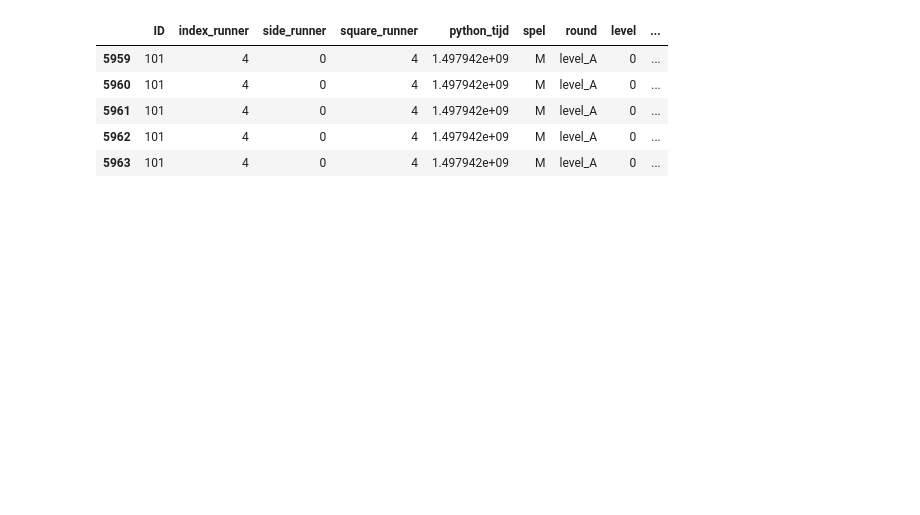
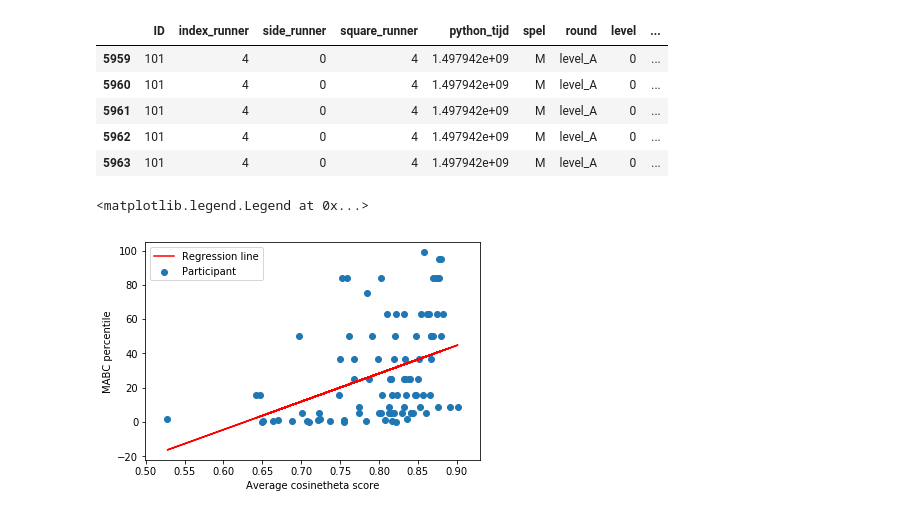
Before and after one commit to mangow/sps, a Jupyter notebook: sps.ipynb, the cells around one changed output. Drawn from its saved outputs; the diff is of its cells as text; code cells hidden in the pictures; blank space fills up the shorter version.

Commit message:
Created 2 graphs

```diff
--- a/sps.ipynb
+++ b/sps.ipynb
@@ -47,3 +38,44 @@ m_data.head()
 | 5961 | 101 | 4 | 0 | 4 | 1.497942e+09 | M | level_A | 0 | ... |
 | 5962 | 101 | 4 | 0 | 4 | 1.497942e+09 | M | level_A | 0 | ... |
 | 5963 | 101 | 4 | 0 | 4 | 1.497942e+09 | M | level_A | 0 | ... |
+# %%
+# returns values of dictionary in a list
+def dict_to_x_y(dictionary):
+    x_list = []
+    y_list = []
+    for key in dictionary:
+        x_list.append(dictionary[key][0])
+        y_list.append(dictionary[key][1])
+    return x_list, y_list
+# %%
+# ID is unique per child
+# the higher the costheta score, the better the performance
+# mabc_percentile_score is the label associated with the motor skills, again the higher the better
+
+# create a dataframe containing this data
+subdata = rr_data[['ID', 'costheta', 'mabc_percentile_score']]
+
+# create a set of all unique children
+children_ids = set(subdata['ID'])
+
+# create a dictionary containing children id's as key and a tuple containing costheta and mabc_percentile as val
+subdata_dictionary = {}
+for child_id in children_ids:
+    avg_ct = subdata.loc[subdata['ID'] == child_id]['costheta'].mean()
+    mabc_perc = subdata.loc[subdata['ID'] == child_id]['mabc_percentile_score'].mean()
+    subdata_dictionary[child_id] = (avg_ct, mabc_perc)
+#     print("Child: {} has an avarage costheta score of {} and an MABC percentile equal to {}.".format(child_id, round(avg_ct, 5), round(mabc_perc, 3)))
+
+avg_ct, mabc = dict_to_x_y(subdata_dictionary)
+slope, intercept, r_value, p_value, std_err = stats.linregress(avg_ct, mabc)
+avg_ct_slope = [i * slope for i in avg_ct]
+
+# scatter plot with mabc
+plt.scatter(avg_ct, mabc, label='Participant')
+plt.plot(avg_ct, intercept + avg_ct_slope, 'r', label='Regression line')
+plt.xlabel("Average cosinetheta score")
+plt.ylabel("MABC percentile")
+plt.legend()
+# %% [output]
+<matplotlib.legend.Legend at 0x...>
+[figure, added]
```
Also changed, not shown: parts of 5 cells of this notebook.
